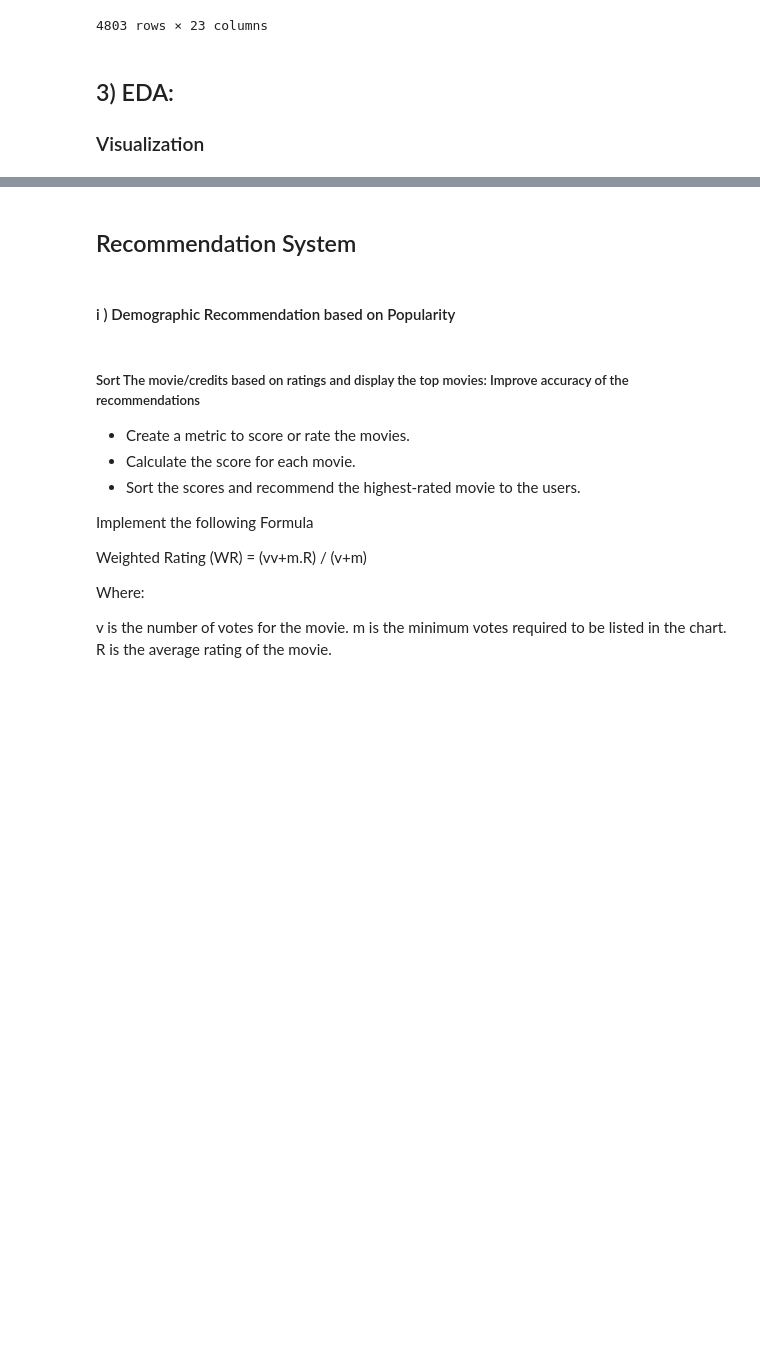
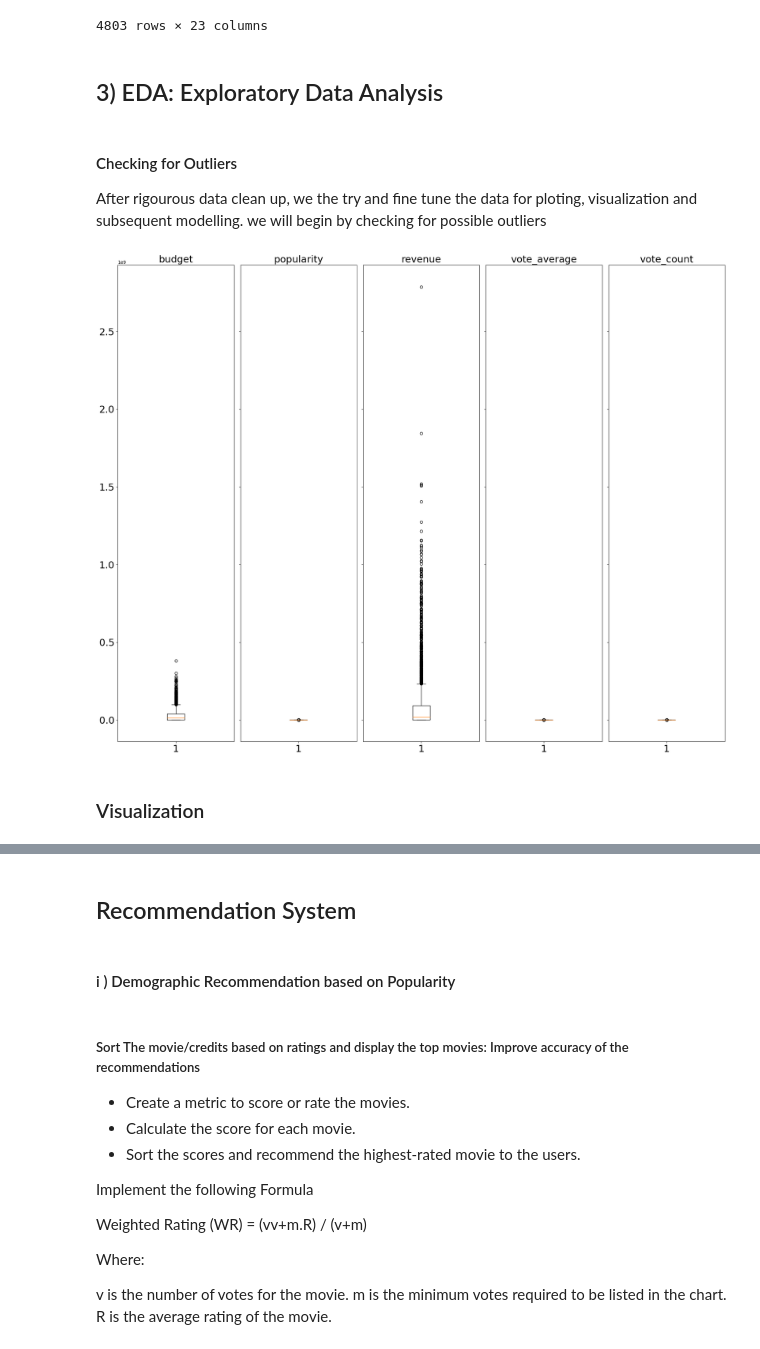
Before and after one commit to Imacharia/Movie_Recomendation, a Jupyter notebook: Movie Recommendation.ipynb, the cells around one changed output, grey strips where cells are left out. Cells and saved outputs as stored; diff of their text form; code cells hidden in the pictures; blank space fills up the shorter version.

```diff
--- a/Movie Recommendation.ipynb
+++ b/Movie Recommendation.ipynb
@@ -329,6 +330,33 @@ movies_credits
 | 4801 | 126186 | Shanghai Calling | [DanielHenney, ElizaCoupe, BillPa... | [DanielHsia] | 0 | [] | http://shanghaicalling.com/ | [] | en | ... |
 | 4802 | 25975 | My Date with Drew | [DrewBarrymore, BrianHerzlinger, ... | [BrianHerzlinger, JonGunn, BrettW... | 0 | [Documentary] | NaN | [obsession, camcorder, crush, dre... | en | ... |
 4803 rows × 23 columns
+# %% [markdown]
+## 3) EDA: Exploratory Data Analysis
+# %% [markdown]
+#### Checking for Outliers
+After rigourous data clean up, we the try and fine tune the data for ploting, visualization and subsequent modelling.
+we will begin by checking for possible outliers
+# %%
+# Select the variables you want to plot
+
+cols_to_plot = ['budget', 'popularity', 'revenue', 'vote_average', 'vote_count']
+
+######## Create a subplot grid
+fig, axes = plt.subplots(nrows=1, ncols=len(cols_to_plot), figsize=(20, 16), sharey=True)
+
+####### Create a boxplot for each variable in a separate subplot
+for i, col in enumerate(cols_to_plot):
+    axes[i].boxplot(movies_credits[col])
+    axes[i].set_title(col, fontsize=22)
+    axes[i].tick_params(axis='both', which='major', labelsize=22)
+
+# Adjust spacing between subplots
+plt.tight_layout()
+# save te figure
+# plt.savefig("images/Outliers_1")
+# Show the figure
+plt.show()
+# %% [output]
+[figure, added]
 # %% [markdown]
-## 3) EDA:
 ### Visualization
```
Also changed, not shown: parts of 7 cells of this notebook, 2 other files.
